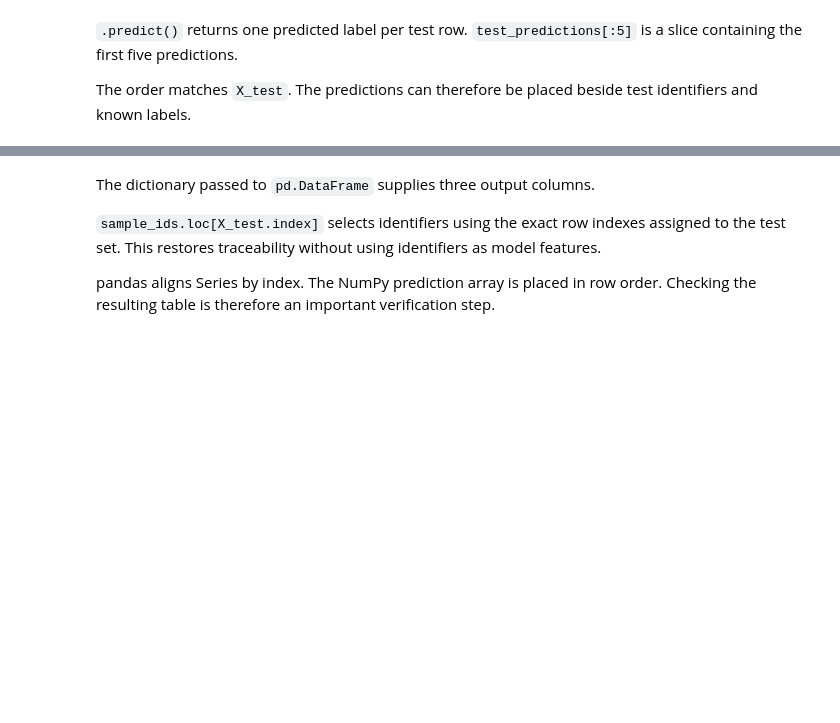
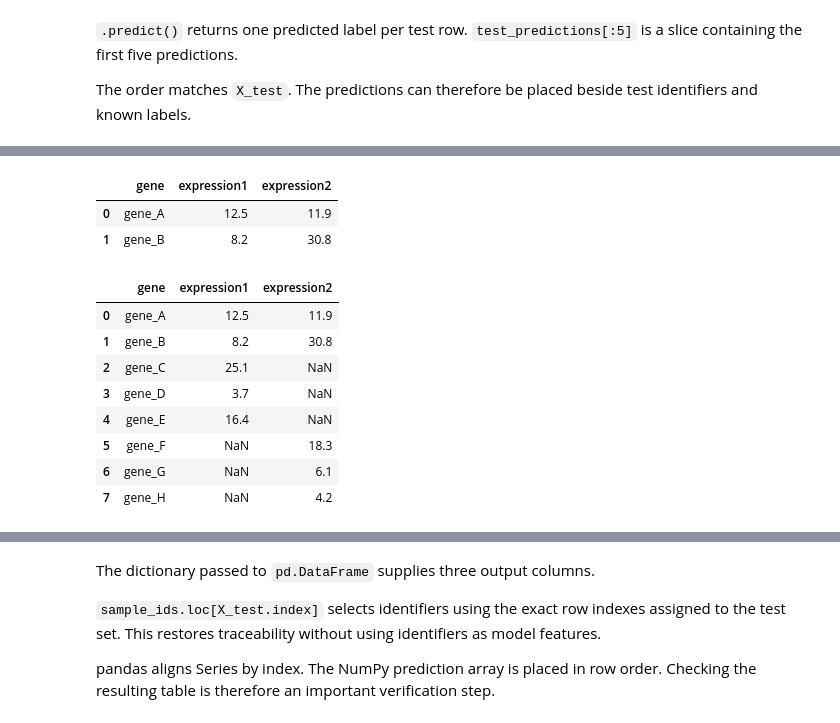
Before and after one commit to clabe-wekesa/BioinfoClassRoom, a Jupyter notebook: SBI812/Lecture_3.ipynb, the cells around one changed output, grey strips where cells are left out. Drawn from its saved outputs; the diff is of its cells as text; code cells hidden in the pictures; blank space fills up the shorter version.

```diff
--- a/SBI812/Lecture_3.ipynb
+++ b/SBI812/Lecture_3.ipynb
@@ -567,0 +754,16 @@ prediction_table.head(10)
+# %%
+
+# Gene expression before treatment
+data1 = {
+    "gene": ["gene_A", "gene_B", "gene_C", "gene_D", "gene_E"],
+    "expression1": [12.5, 8.2, 25.1, 3.7, 16.4]
+}
+
+# Gene expression after treatment
+data2 = {
+    "gene": ["gene_F", "gene_G", "gene_B", "gene_H", "gene_A"],
+    "expression2": [18.3, 6.1, 30.8, 4.2, 11.9]
+}
+
+df1 = pd.DataFrame(data1)
+df2 = pd.DataFrame(data2)
@@ -567,0 +788,18 @@ prediction_table.head(10)
+# %%
+df1.merge(df2, on= 'gene', how='inner')
+# %% [output]
+|  | gene | expression1 | expression2 |
+| 0 | gene_A | 12.5 | 11.9 |
+| 1 | gene_B | 8.2 | 30.8 |
+# %%
+df1.merge(df2, on= 'gene', how='outer')
+# %% [output]
+|  | gene | expression1 | expression2 |
+| 0 | gene_A | 12.5 | 11.9 |
+| 1 | gene_B | 8.2 | 30.8 |
+| 2 | gene_C | 25.1 | NaN |
+| 3 | gene_D | 3.7 | NaN |
+| 4 | gene_E | 16.4 | NaN |
+| 5 | gene_F | NaN | 18.3 |
+| 6 | gene_G | NaN | 6.1 |
+| 7 | gene_H | NaN | 4.2 |
```
Also changed, not shown: parts of 30 cells of this notebook, 13 other files.
